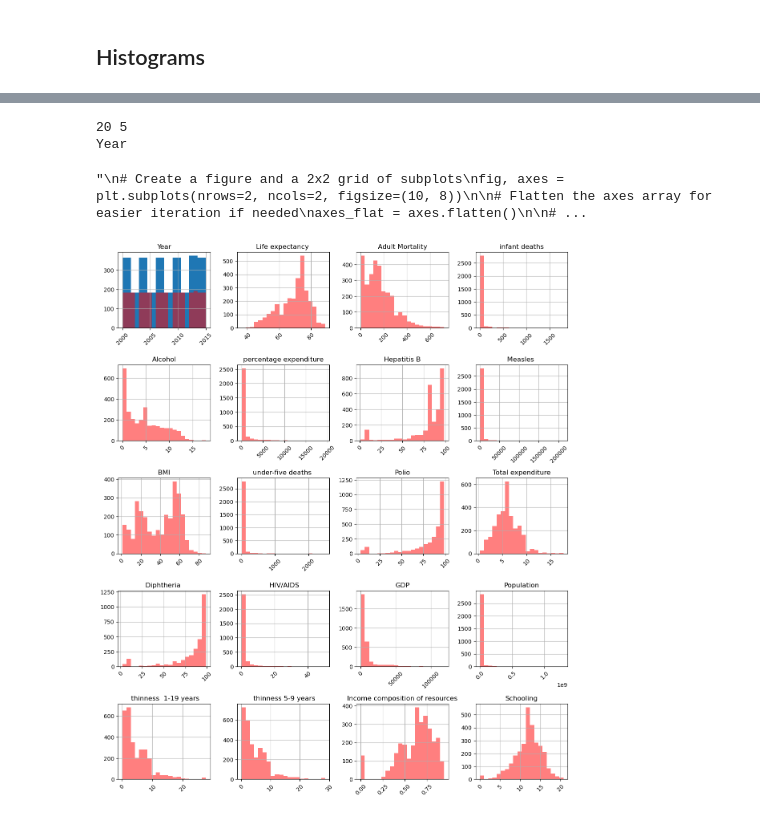
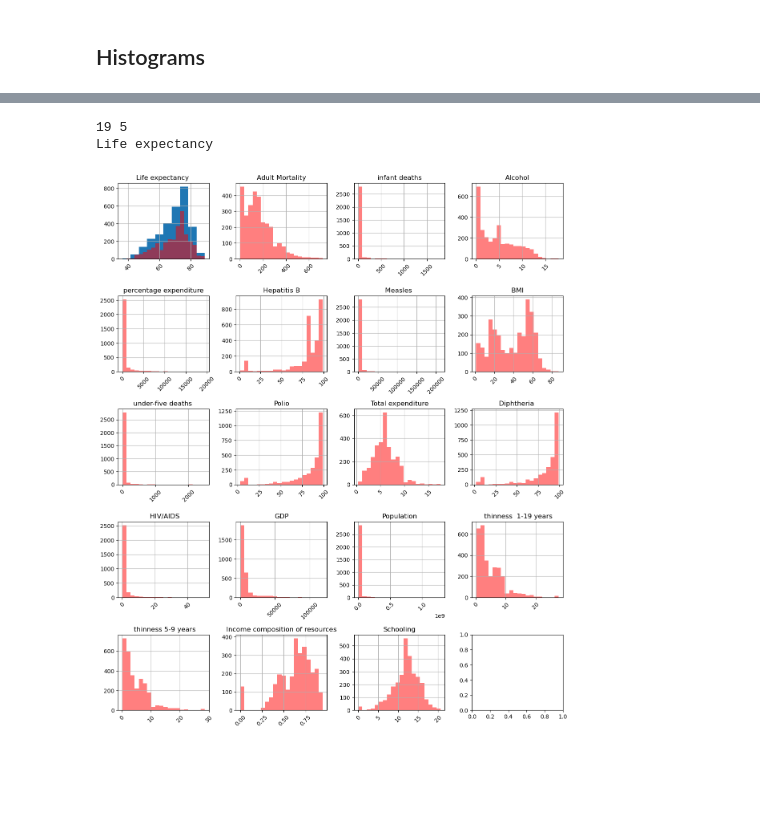
Before and after one commit to einsteinxx/UCLA_450.2_SUMMER, a Jupyter notebook: FinalProject_KeaneGonzalez.ipynb, the cells around one changed output, grey strips where cells are left out. Drawn from its saved outputs; the diff is of its cells as text; code cells hidden in the pictures; blank space fills up the shorter version.

```diff
--- a/FinalProject_KeaneGonzalez.ipynb
+++ b/FinalProject_KeaneGonzalez.ipynb
@@ -431,24 +579,25 @@ sns.heatmap(who_df[number_columns_list].corr())
 # %%
 #who_df[number_columns_list].hist()
+number_columns_list.remove('Year')
 num_columns = len(number_columns_list)
+
 
 figure_rows = np.uint16(np.floor(num_columns/4) + np.ceil((num_columns%4)/4)) #4 features per row + an extra row for any remaining features
 print(f'{num_columns} {figure_rows}')
 
-fig, axes = plt.subplots(nrows=figure_rows, ncols=4, figsize=(12, 14))
+fig, axes = plot.subplots(nrows=figure_rows, ncols=4, figsize=(12, 14))
 #axes_flat = axes.flatten()
 
 print(number_columns_list[0])
 axe = axes.ravel()
 who_df[number_columns_list[0]].hist(ax=axe[0])
 
 for counter,col in enumerate(number_columns_list):
     who_df[col].hist(bins=20, ax=axe[counter], alpha=0.5, color='red')
     axe[counter].set_title(col)
     axe[counter].tick_params(axis='x', labelrotation=45)
-plt.tight_layout()
+plot.tight_layout()
 # %% [output]
-20 5
-Year
+19 5
+Life expectancy
-"\n# Create a figure and a 2x2 grid of subplots\nfig, axes = plt.subplots(nrows=2, ncols=2, figsize=(10, 8))\n\n# Flatten the axes array for easier iteration if needed\naxes_flat = axes.flatten()\n\n# ...
-[figure, old version]
+[figure, new version]
```
Also changed, not shown: parts of 34 cells of this notebook.
